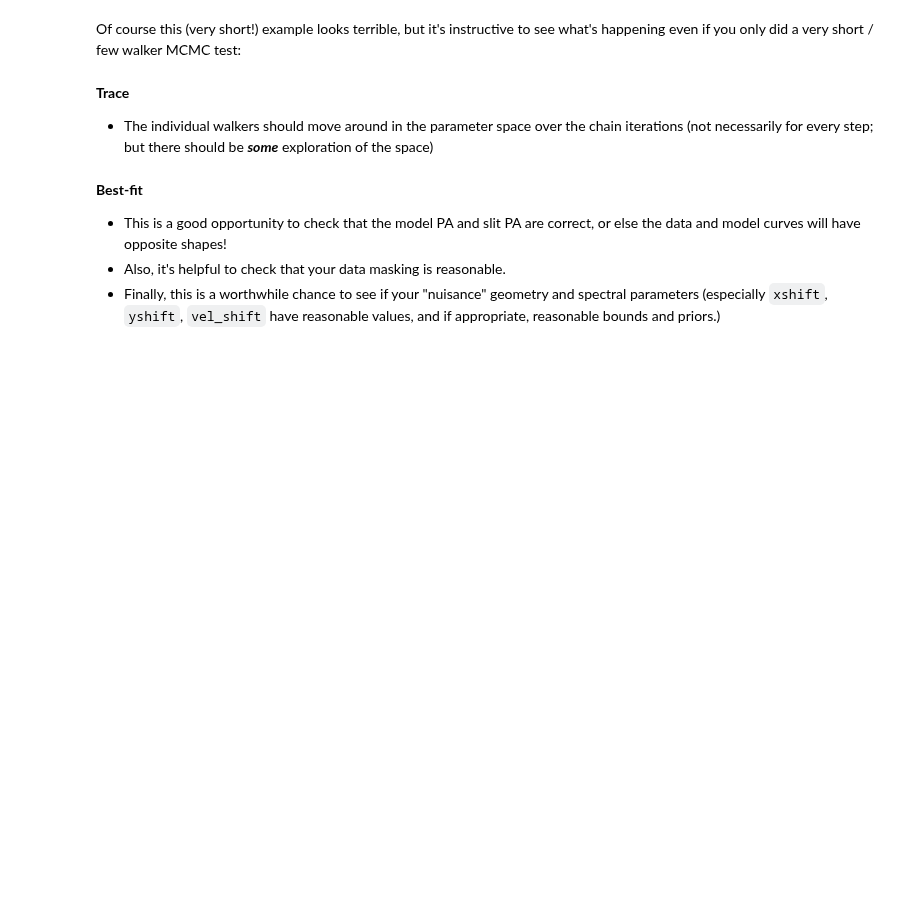
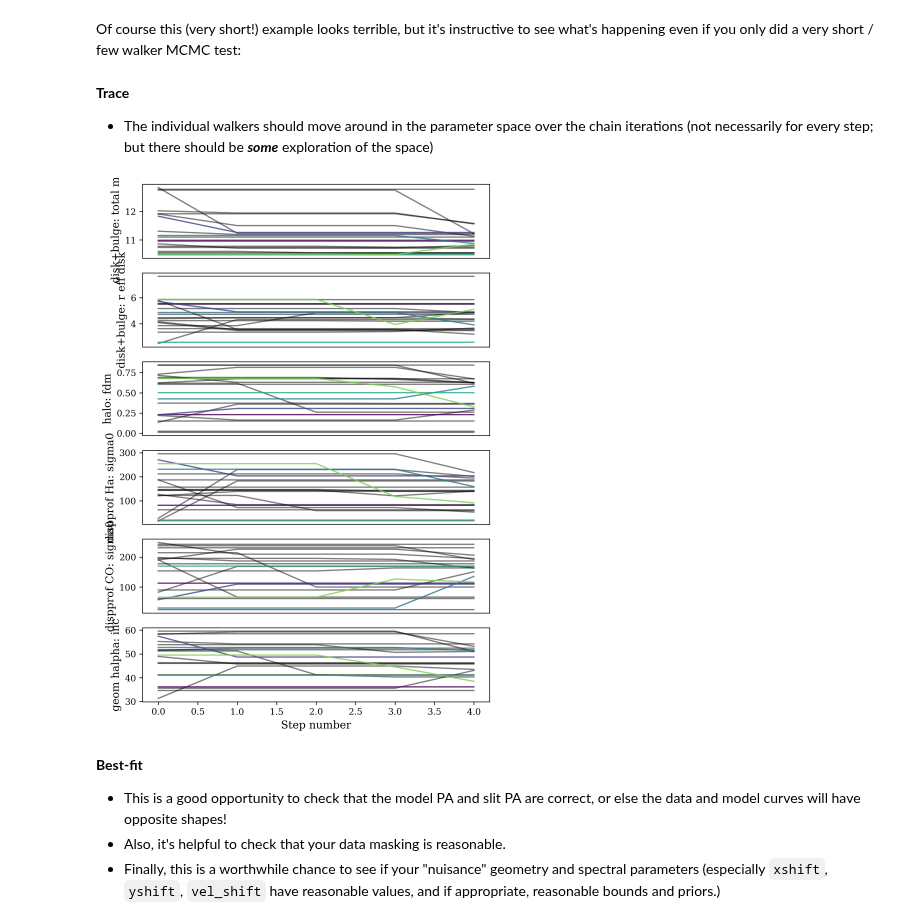
Before and after one commit to dysmalpy/dysmalpy, a Jupyter notebook: examples/notebooks/dysmalpy_example_multiobs.ipynb, the cells around one changed output. Drawn from its saved outputs; the diff is of its cells as text; code cells hidden in the pictures; blank space fills up the shorter version.

```diff
--- a/examples/notebooks/dysmalpy_example_multiobs.ipynb
+++ b/examples/notebooks/dysmalpy_example_multiobs.ipynb
@@ -490,8 +593,10 @@ Of course this (very short!) example looks terrible, but it's instructive to see
 - The individual walkers should move around in the parameter space over the chain iterations (not necessarily for every step; but there should be ***some*** exploration of the space)
 # %%
 # Look at trace:
-filepath = outdir_mcmc+"GS4_43501_mcmc_trace.{}".format(plot_type)
+filepath = outdir_mcmc+"EGS4_24985_mcmc_trace.{}".format(plot_type)
 Image(filepath, width=600)
+# %% [output]
+[figure, added]
 # %% [markdown]
 **Best-fit**
 - This is a good opportunity to check that the model PA and slit PA are correct, or else the data and model curves will have opposite shapes!
```
Also changed, not shown: parts of 18 cells of this notebook, 1 other file.
